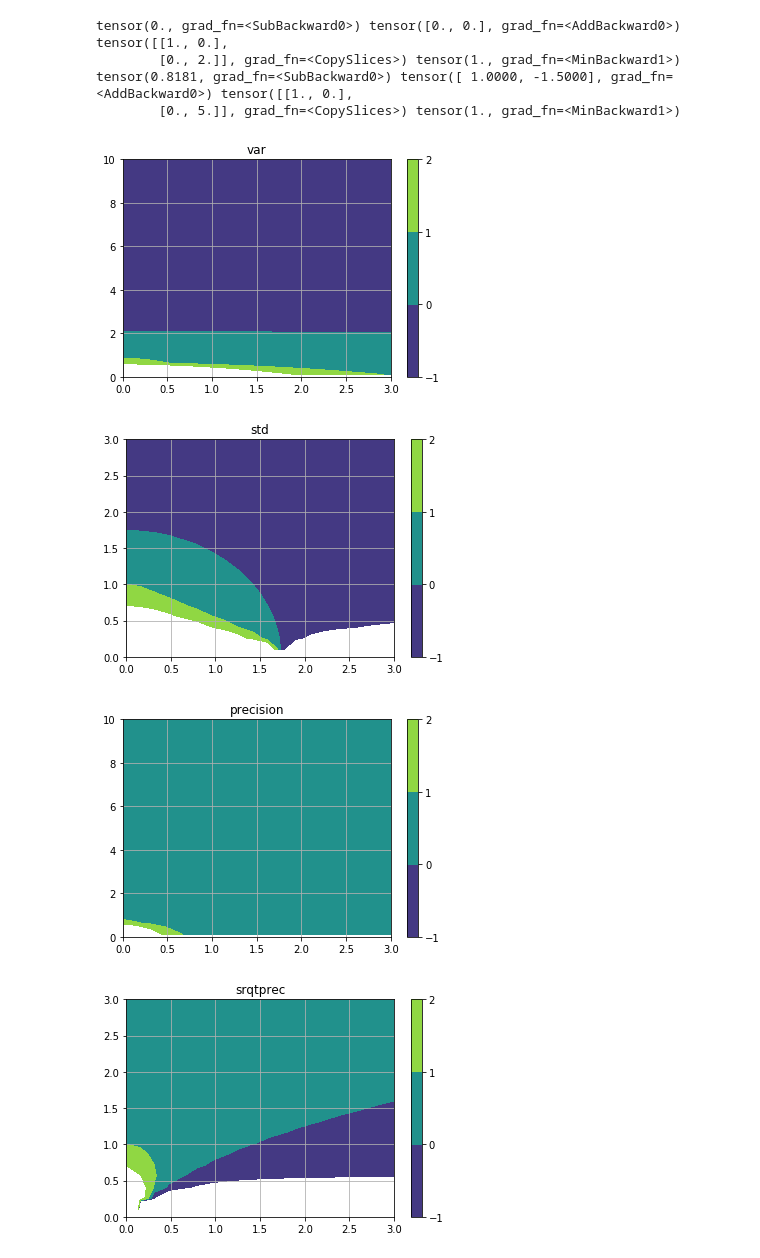
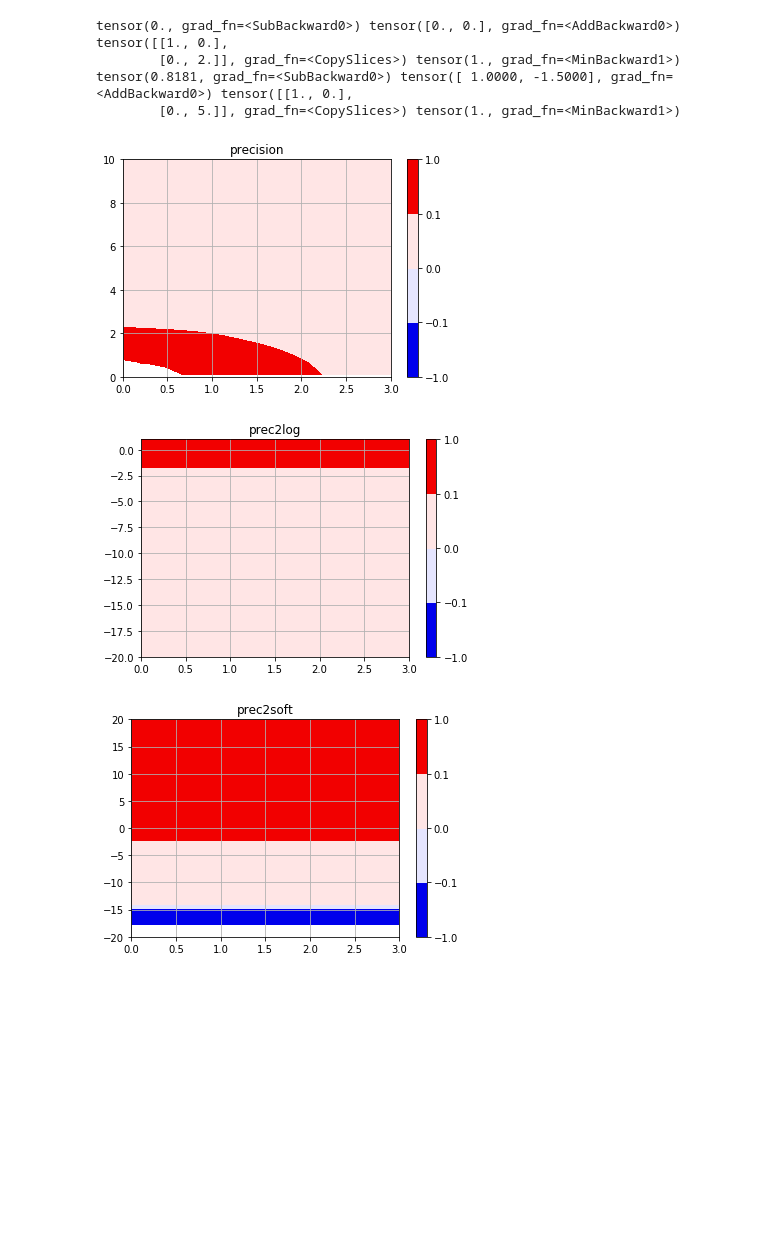
Before and after one commit to remilepriol/causal-adaptation-speed, a Jupyter notebook: 6_exponential_precision_matrix.ipynb, the cells around one changed output. Saved outputs shown, nothing was run; the diff lists cells and outputs as text; code cells hidden in the pictures; blank space fills up the shorter version.

```diff
--- a/6_exponential_precision_matrix.ipynb
+++ b/6_exponential_precision_matrix.ipynb
@@ -155,13 +165,15 @@ def contour_gauss(name, func, ymin, ymax):
     plt.show()
 # %%
 for key,item in {
-    'var':(var_gauss,.1,10),
-    'std': (std_gauss, .1, 3),
+#     'var':(var_gauss,.1,10),
+#     'std': (std_gauss, .1, 3),
+#     'srqtprec':(natsqrt_gauss,.1,3),
+#     'varlog':(varlog_gauss,-1,1),
+#     'preclog':(natlog_gauss,-1,1),
     'precision':(natural_gauss,.1,10),
-    'srqtprec':(natsqrt_gauss,.1,3),
     'prec2':(nat2_gauss,.1,3),
-    'varlog':(varlog_gauss,-1,1),
-    'preclog':(natlog_gauss,-1,1)
+    'prec2log':(nat2log_gauss,-1,1),
+    'prec2soft':(nat2soft_gauss, -2, 3)
 }.items():
     contour_gauss(key,*item)
 # %% [output]
@@ -183,15 +192,26 @@ def var_torch(mu,var):
 def std_torch(mu, std):
     return torch.log(std) + (mu**2 + 1)/(2*std**2) - .5
 
-def natural_torch(eta, precision):
-    return .5 * ( - torch.log(precision) + precision - 1 + eta**2 / precision)
 
 def natsqrt_torch(eta, rho):
     return .5*(rho**2 -1 + (eta/rho)**2) - torch.log(rho)
 
+varlog_torch = varlog_gauss
+
+natlog_torch = natlog_gauss
+
+# USEFUL
+def natural_torch(eta, precision):
+    return .5 * ( - torch.log(precision) + precision - 1 + eta**2 / precision)
+
 def nat2_torch(zeta,rho):
     return .5*(rho**2 + zeta**2 - 1) - torch.log(rho)
 
-varlog_torch = varlog_gauss
+def nat2log_torch(zeta, rho):
+    return -rho + .5*(torch.exp(2*rho) + zeta**2 - 1)
 
-natlog_torch = natlog_gauss
+def nat2soft_torch(zeta,rho):
+    return - torch.log(softplus(rho)) + .5*(softplus(rho)**2 + zeta**2 - 1)
+
+softplus = torch.nn.functional.softplus
+print(softplus(torch.linspace(-2,3,10, dtype=torch.float)))
@@ -232,7 +255,7 @@ def show_convexity(name, func, ymin, ymax, resolution=20):
             convexity[i, j] = mineigen(hessian(func, theta)[0]).detach()
 
     plt.figure()
-    plt.contourf(XX.detach().numpy(),YY.detach().numpy(), convexity.numpy(), levels=[-1,0,1,2])
+    plt.contourf(XX.detach().numpy(),YY.detach().numpy(), convexity.numpy(), levels=[-1,-.1,0,.1,1], cmap='seismic')
     if ymin>0:
         plt.ylim(0,ymax)
     plt.colorbar()
@@ -241,16 +264,17 @@ def show_convexity(name, func, ymin, ymax, resolution=20):
     plt.show()
 # %%
 for key,item in {
-    'var':(var_torch,.1,10),
-    'std': (std_torch, .1, 3),
+#     'var':(var_torch,.1,10),
+#     'std': (std_torch, .1, 3),
+#     'srqtprec':(natsqrt_torch,.1,3),
+#     'varlog':(varlog_torch,-1,1),
+#     'preclog':(natlog_torch,-1,1),
     'precision':(natural_torch,.1,10),
-    'srqtprec':(natsqrt_torch,.1,3),
-    'varlog':(varlog_torch,-1,1),
-    'preclog':(natlog_torch,-1,1),
+    'prec2log':(nat2log_torch,-20,1),
+    'prec2soft':(nat2soft_torch, -20, 20)
 }.items():
     show_convexity(key,*item)
 # %% [output]
-[figure, old version]
+[figure, new version]
-[figure, old version]
+[figure, new version]
-[figure, old version]
+[figure, new version]
-[figure, removed]
```
Also changed, not shown: parts of 6 cells of this notebook.
